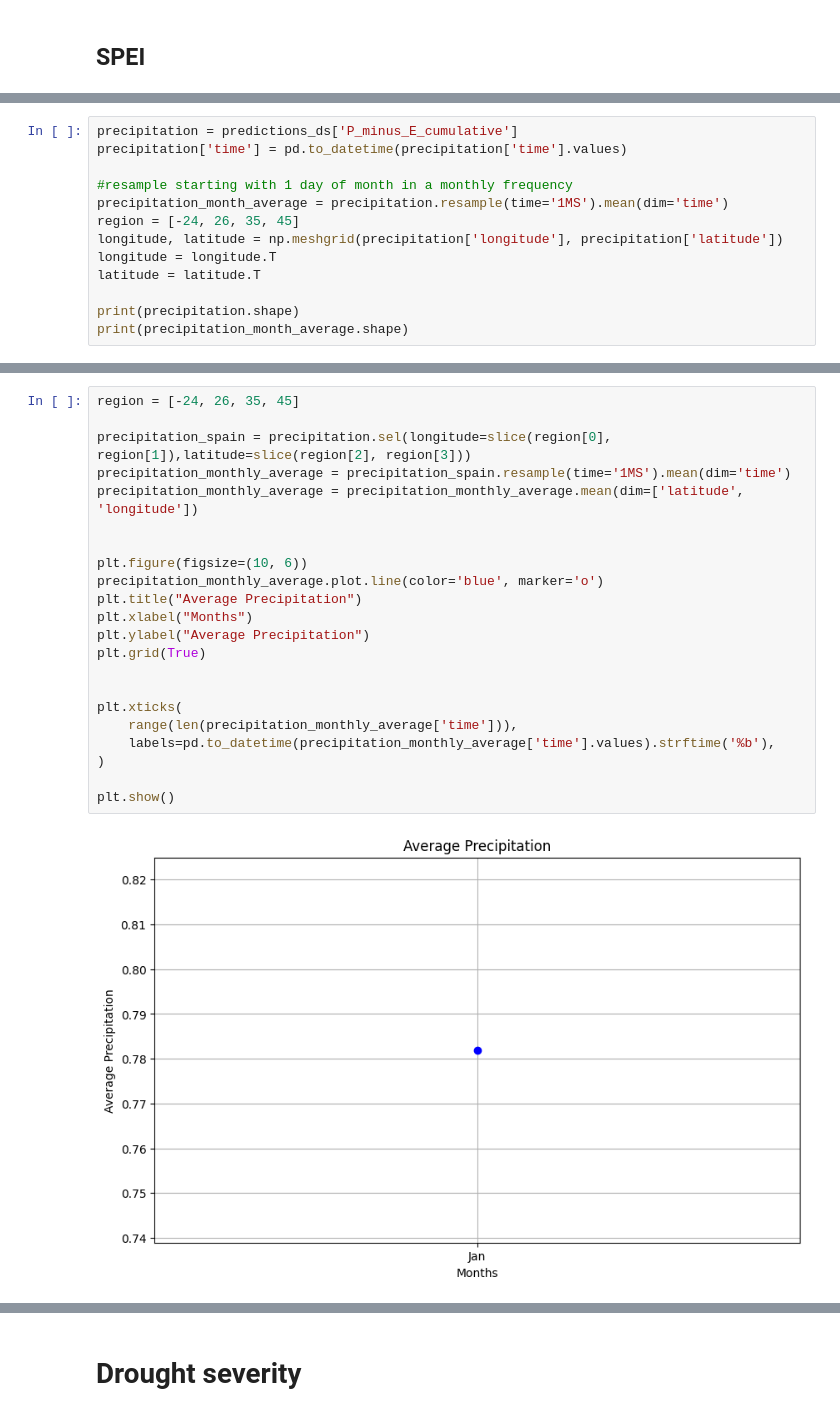
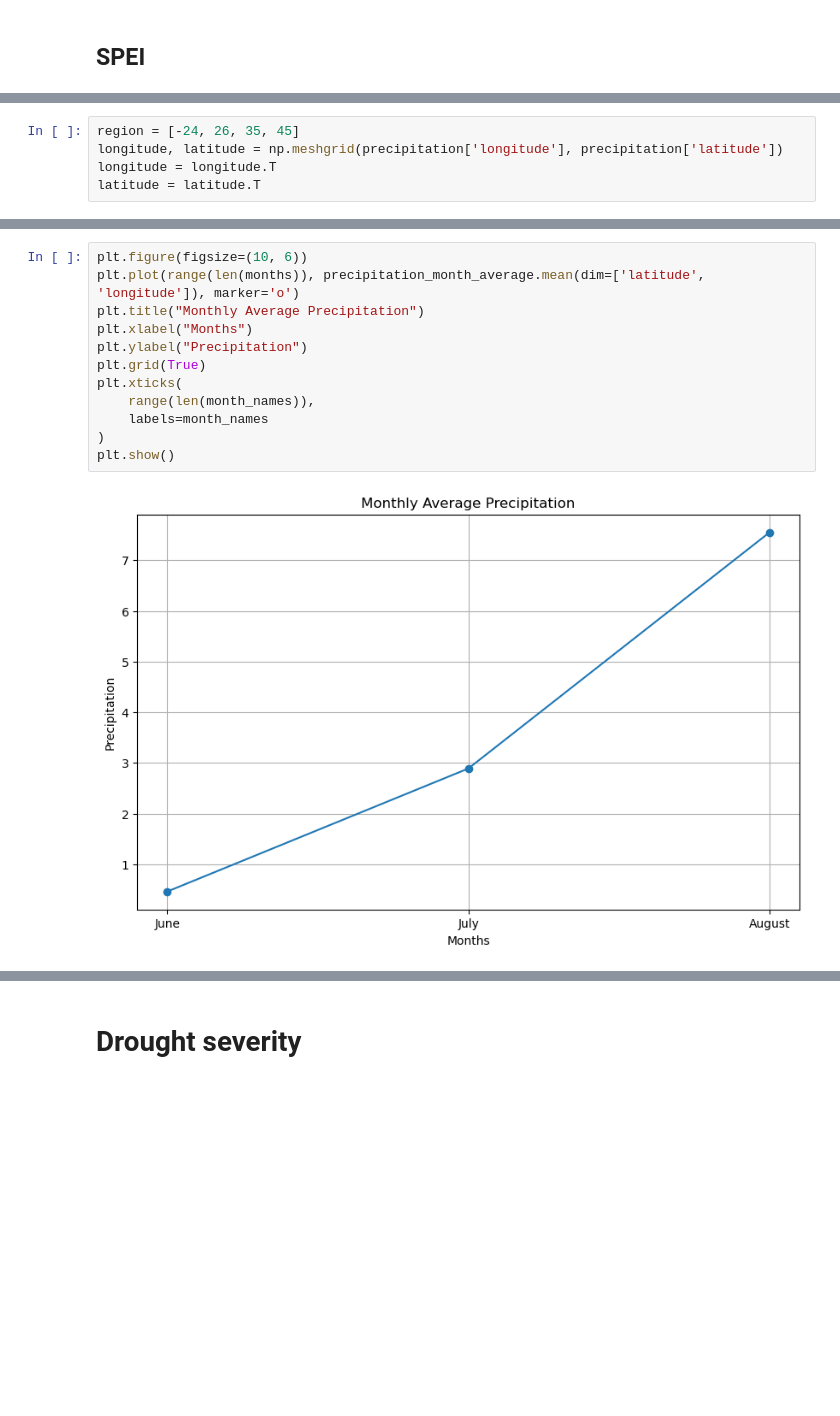
Before and after one commit to KathyBees/AI_Climate, a Jupyter notebook: drought_analysis.ipynb, the cells around one changed output, grey strips where cells are left out. Saved outputs shown, nothing was run; the diff lists cells and outputs as text; blank space fills up the shorter version.

```diff
--- a/drought_analysis.ipynb
+++ b/drought_analysis.ipynb
@@ -551,13 +531,5 @@ Show the precipitation for each month on maps (Only one month (June?) available
 # %%
-precipitation = predictions_ds['P_minus_E_cumulative']
-precipitation['time'] = pd.to_datetime(precipitation['time'].values)
-
-#resample starting with 1 day of month in a monthly frequency
-precipitation_month_average = precipitation.resample(time='1MS').mean(dim='time')
 region = [-24, 26, 35, 45]
 longitude, latitude = np.meshgrid(precipitation['longitude'], precipitation['latitude'])
 longitude = longitude.T
 latitude = latitude.T
-
-print(precipitation.shape)
-print(precipitation_month_average.shape)
@@ -594,24 +602,14 @@ plt.show()
-# %%
-region = [-24, 26, 35, 45]
-
-precipitation_spain = precipitation.sel(longitude=slice(region[0], region[1]),latitude=slice(region[2], region[3]))
-precipitation_monthly_average = precipitation_spain.resample(time='1MS').mean(dim='time')
-precipitation_monthly_average = precipitation_monthly_average.mean(dim=['latitude', 'longitude'])
-
-
-plt.figure(figsize=(10, 6))
-precipitation_monthly_average.plot.line(color='blue', marker='o')
-plt.title("Average Precipitation")
-plt.xlabel("Months")
-plt.ylabel("Average Precipitation")
-plt.grid(True)
-
-
-plt.xticks(
-    range(len(precipitation_monthly_average['time'])),
-    labels=pd.to_datetime(precipitation_monthly_average['time'].values).strftime('%b'),
-)
-
-plt.show()
-# %% [output]
-[figure, removed]
+# %%
+plt.figure(figsize=(10, 6))
+plt.plot(range(len(months)), precipitation_month_average.mean(dim=['latitude', 'longitude']), marker='o')
+plt.title("Monthly Average Precipitation")
+plt.xlabel("Months")
+plt.ylabel("Precipitation")
+plt.grid(True)
+plt.xticks(
+    range(len(month_names)),
+    labels=month_names
+)
+plt.show()
+# %% [output]
+[figure, added]
```
Also changed, not shown: parts of 28 cells of this notebook.
